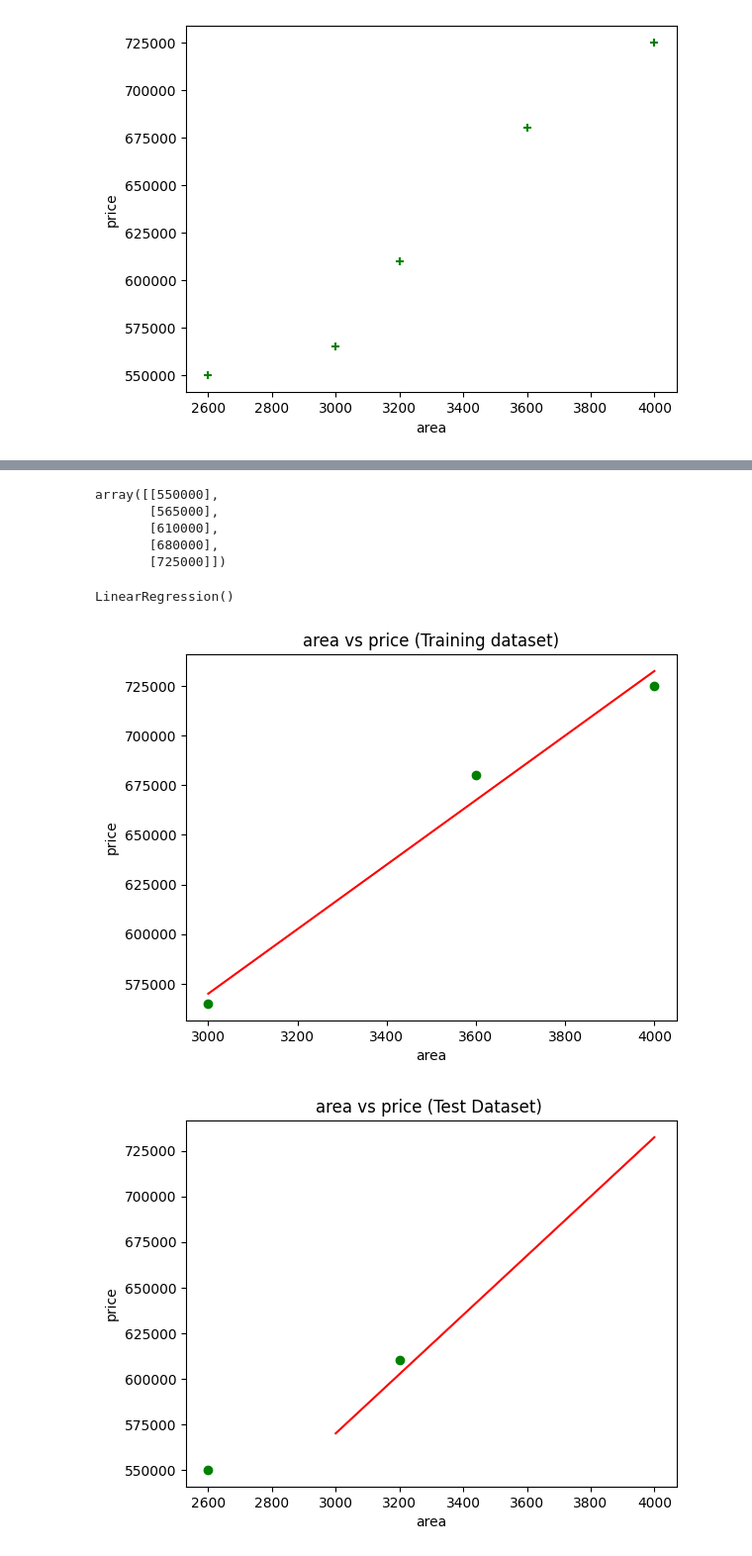
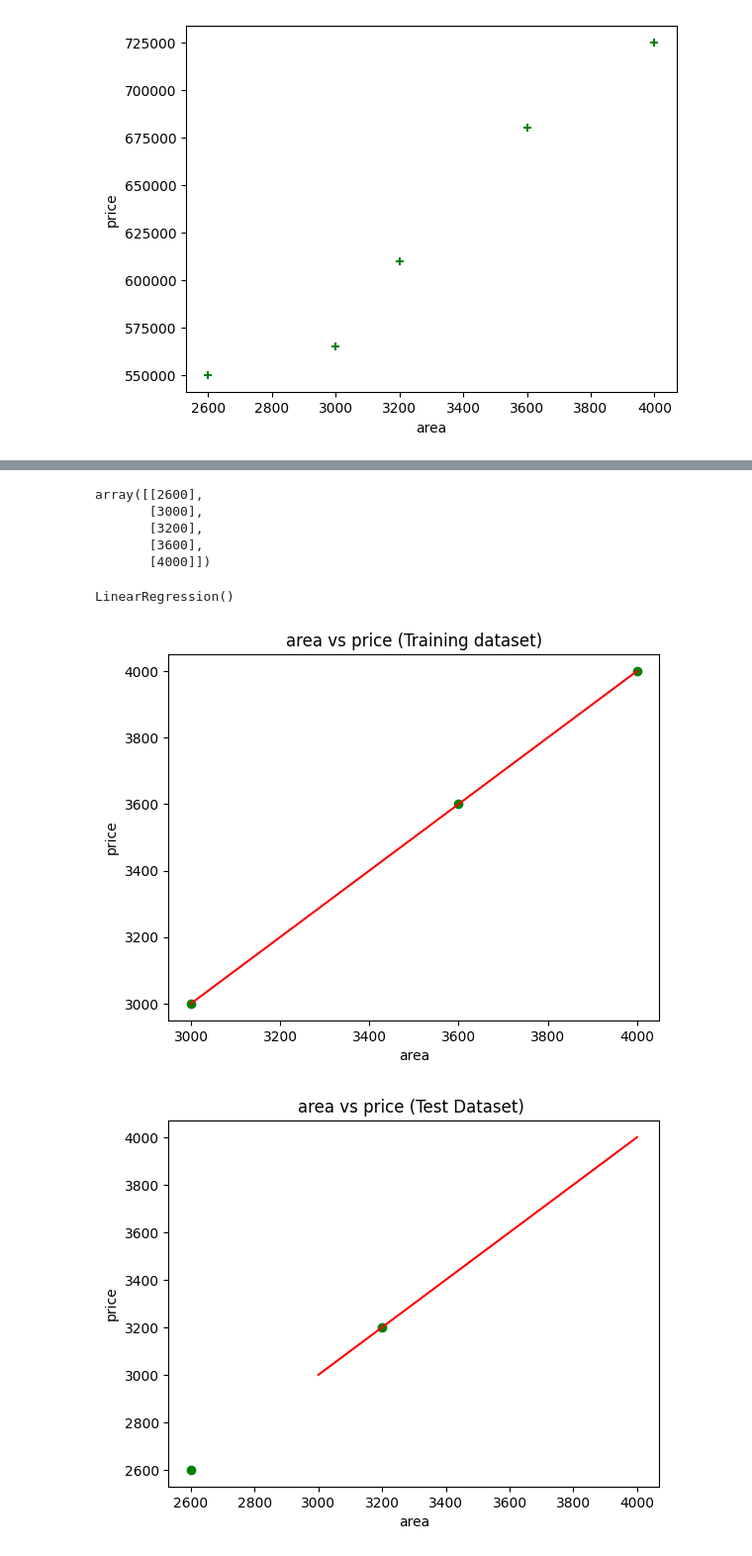
Before and after one commit to KirtiNayak11/ML, a Jupyter notebook: AreaVsPrice.ipynb, the cells around one changed output, grey strips where cells are left out. Shown: that part at 99% size. Drawn from its saved outputs; the diff is of its cells as text; code cells hidden in the pictures.

```diff
--- a/AreaVsPrice.ipynb
+++ b/AreaVsPrice.ipynb
@@ -22,5 +22,4 @@ plt.scatter(df.area,df.price,color='green',marker='+')
 <matplotlib.collections.PathCollection at 0x...>
 [figure]
 # %%
-area=df.iloc[:,:1].values
-area
+x=df.iloc[:,:-1].values
@@ -33,15 +34,16 @@ array([[2600],
 # %%
-price=df.iloc[:,1:2].values
-price
+y=df.iloc[:,:1].values
-# %% [output]
-array([[550000],
-       [565000],
-       [610000],
-       [680000],
-       [725000]])
+# %%
+y
+# %% [output]
+array([[2600],
+       [3000],
+       [3200],
+       [3600],
+       [4000]])
 # %%
 from sklearn.model_selection import train_test_split
-trainin,testin,trainout,testout=train_test_split(area,price,test_size=1/3,random_state=0)
+trainin,testin,trainout,testout=train_test_split(x,y,test_size=1/3,random_state=0)
 # %%
 from sklearn import linear_model
 model=linear_model.LinearRegression()
@@ -53,20 +55,20 @@ testpred_price=model.predict(testin)
 # %%
-trainpred_price=model.predict(trainin)
+xpred=model.predict(trainin)
 # %%
 plt.scatter(trainin,trainout,color='green')
-plt.plot(trainin,trainpred_price,color='red')
+plt.plot(trainin,xpred,color='red')
 plt.title("area vs price (Training dataset)")
 plt.xlabel("area")
 plt.ylabel("price")
 plt.show()
 # %% [output]
-[figure, old version]
+[figure, new version]
 # %%
 plt.scatter(testin,testout,color='green')
-plt.plot(trainin,trainpred_price,color='red')
+plt.plot(trainin,xpred,color='red')
 plt.title("area vs price (Test Dataset) ")
 plt.xlabel("area")
 plt.ylabel("price")
 plt.show()
 # %% [output]
-[figure, old version]
+[figure, new version]
```
Also changed, not shown: parts of 4 cells of this notebook.
